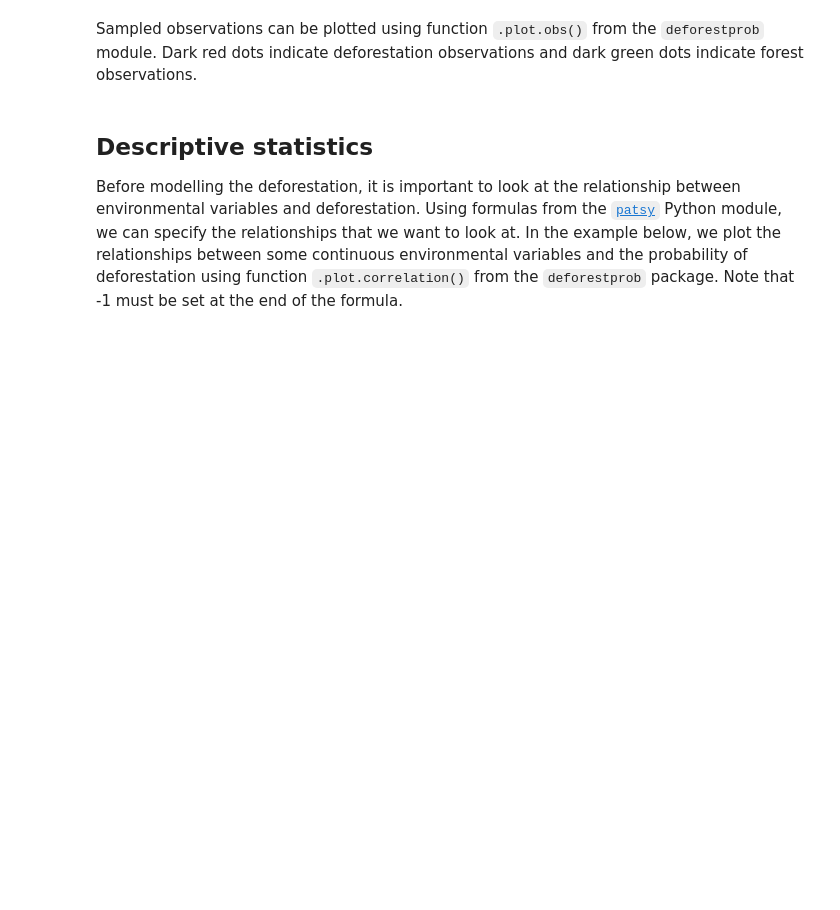
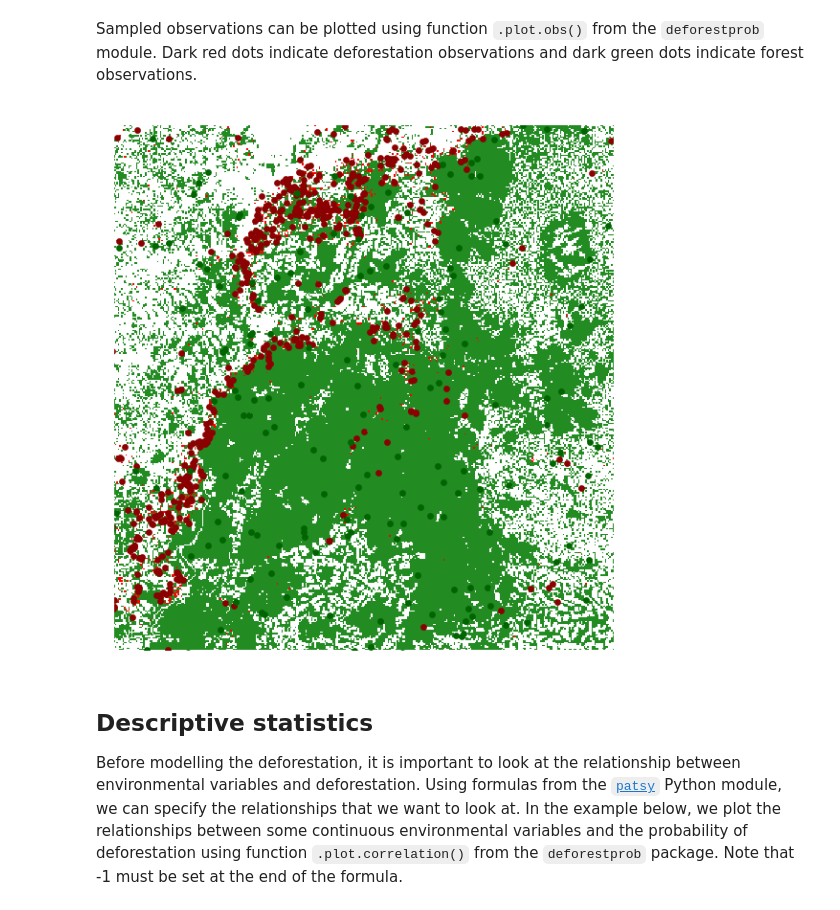
Before and after one commit to ghislainv/workshopReCaREDD, a Jupyter notebook: deforCameroon/notebook/notebook.ipynb, the cells around one changed output. Drawn from its saved outputs; the diff is of its cells as text; code cells hidden in the pictures; blank space fills up the shorter version.

```diff
--- a/deforCameroon/notebook/notebook.ipynb
+++ b/deforCameroon/notebook/notebook.ipynb
@@ -148,11 +192,13 @@ Sampled observations can be plotted using function `.plot.obs()` from the `defor
 # %%
 # Plot sample points
 dfp.plot.obs(sample=dataset,
-             name_forest_var="fcc05_10",
-             input_forest_raster="data/fcc05_10.tif",
+             name_forest_var="fcc05_10_ctry",
+             input_forest_raster="data/fcc05_10_ctry.tif",
              output_file="output/obs.png",
              zoom=(730000,810000,587000,671000),  # xmin, xmax, ymin, ymax
              s=5,dpi=150)
+# %% [output]
+[figure, added]
 # %% [markdown]
 ## Descriptive statistics
 
```
Also changed, not shown: parts of 25 cells of this notebook, 2 other files.
